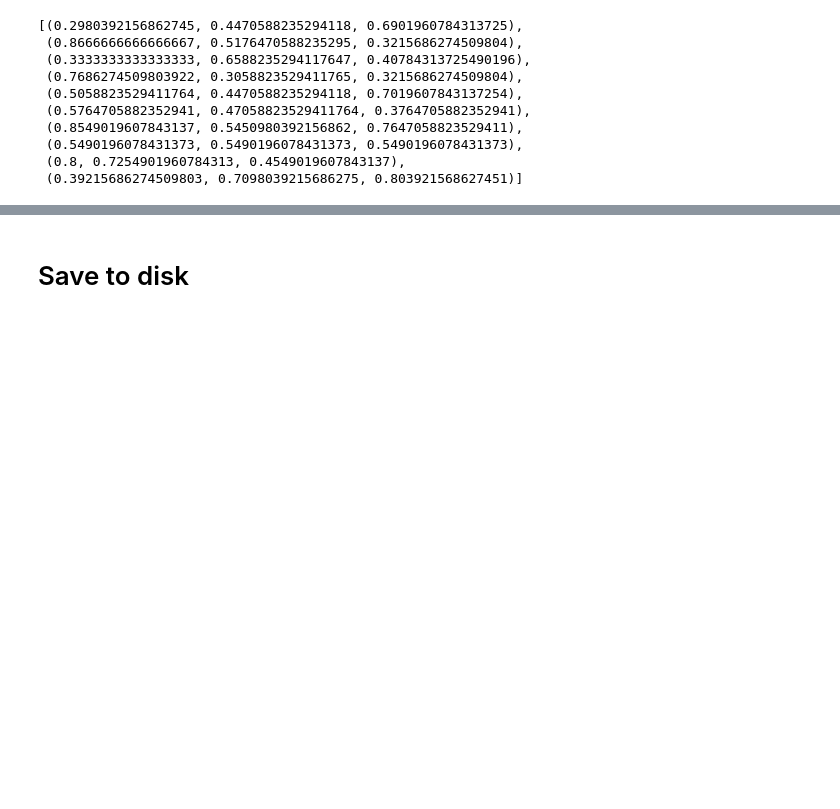
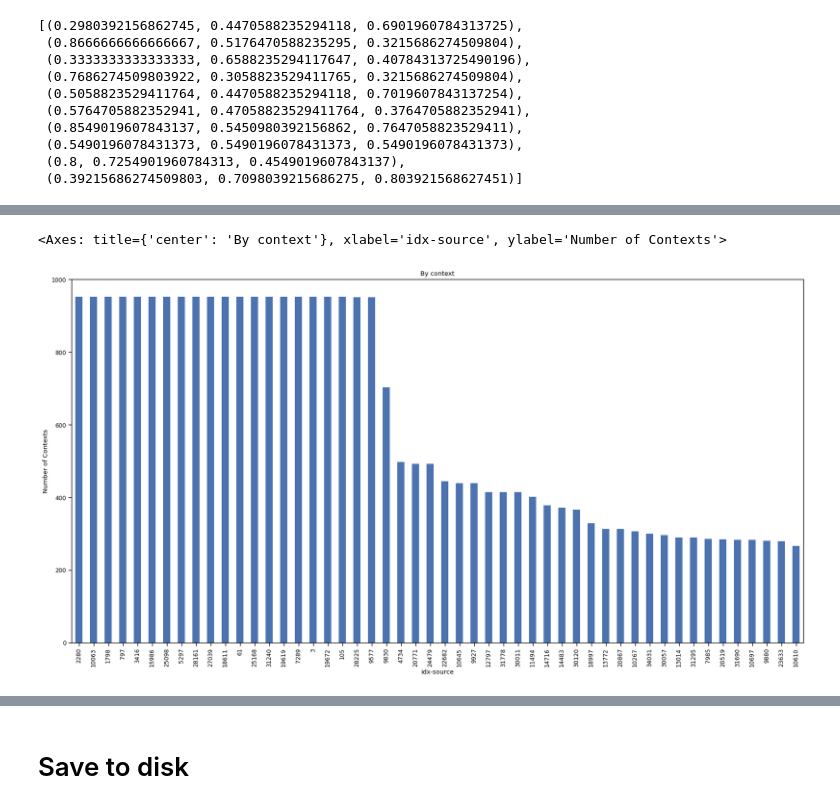
Before and after one commit to yudshj/WebGL-Empirical-Study-new, a Jupyter notebook: 3-4.AnalyzeRaf/1_analyze_raf.ipynb, the cells around one changed output, grey strips where cells are left out. Saved outputs shown, nothing was run; the diff lists cells and outputs as text; code cells hidden in the pictures; blank space fills up the shorter version.

```diff
--- a/3-4.AnalyzeRaf/1_analyze_raf.ipynb
+++ b/3-4.AnalyzeRaf/1_analyze_raf.ipynb
@@ -76,0 +152,7 @@ df_traces.rename(columns={'gl_info': 'gl_info_raf'}, inplace=True)
+# %%
+df_shader = df_shader.astype({'frame.context.program.shader.source': str})
+# %%
+df_shaders_trim = df_shader
+df_shaders_trim['frame.context.program.shader.sourceTrimedHashed'] = df_shaders_trim['frame.context.program.shader.source'].apply(lambda x: hashlib.sha256(remove_whitespaces(x).encode('utf-8')).hexdigest())
+df_shaders_trim = df_shaders_trim[['idx-program', 'idx-context', 'idx-frame', 'idx', 'category', 'label_ERROR', 'label_usecase', 'label_interactions', 'label_comments', 'url', 'frame.url', 'frame.title', 'frame.context.program.shader.type', 'frame.context.program.shader.sourceTrimedHashed', 'frame.context.program.shader.source']]
+df_shaders_trim
@@ -76,0 +189,2 @@ df_traces.rename(columns={'gl_info': 'gl_info_raf'}, inplace=True)
+# %%
+df_shaders_trim['frame.context.program.shader.sourceLength'] = df_shaders_trim['frame.context.program.shader.source'].apply(lambda x: len(x))
@@ -76,0 +197,16 @@ df_traces.rename(columns={'gl_info': 'gl_info_raf'}, inplace=True)
+# %%
+# # group by source and count the different urls
+# df_source_count = df_shaders_trim.groupby('shader_source_trimmed_hashed')[['index-program','index-context','index-url']].nunique()
+# tmp = df_shaders_trim.set_index('shader_source_trimmed_hashed')[['shader_type','shader_source','shader_length']]
+# tmp = tmp[~tmp.index.duplicated(keep='first')]
+# df_source_count = df_source_count.join(tmp, how='inner')
+# df_source_count.reset_index(inplace=True)
+# df_source_count.index.name = 'index-source'
+# df_source_count
+df_source_count = df_shaders_trim.groupby('frame.context.program.shader.sourceTrimedHashed')[['idx-program','idx-context','idx-frame', 'frame.url', 'frame.title', 'url']].nunique()
+tmp = df_shaders_trim.set_index('frame.context.program.shader.sourceTrimedHashed')[['frame.context.program.shader.type','frame.context.program.shader.source', 'frame.context.program.shader.sourceLength']]
+tmp = tmp[~tmp.index.duplicated(keep='first')]
+df_source_count = df_source_count.join(tmp, how='inner')
+df_source_count.reset_index(inplace=True)
+df_source_count.index.name = 'idx-source'
+df_source_count
@@ -76,0 +245,8 @@ df_traces.rename(columns={'gl_info': 'gl_info_raf'}, inplace=True)
+# %%
+plt.title("By context")
+plt.xlabel('Shader ID')
+plt.ylabel('Number of Contexts')
+df_source_count.sort_values('idx-context', ascending=False).head(50)['idx-context'].plot(kind='bar', figsize=(20, 10))
+# %% [output]
+<Axes: title={'center': 'By context'}, xlabel='idx-source', ylabel='Number of Contexts'>
+[figure, added]
```
Also changed, not shown: parts of 30 cells of this notebook, 1 other file.
